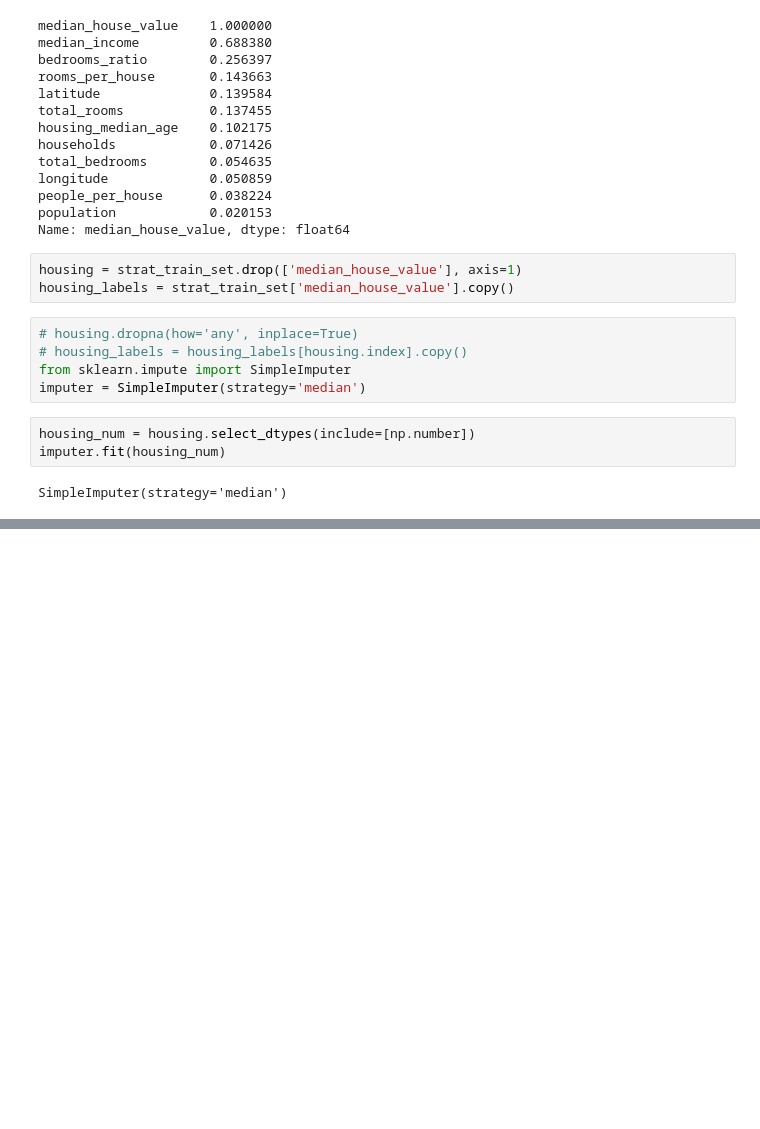
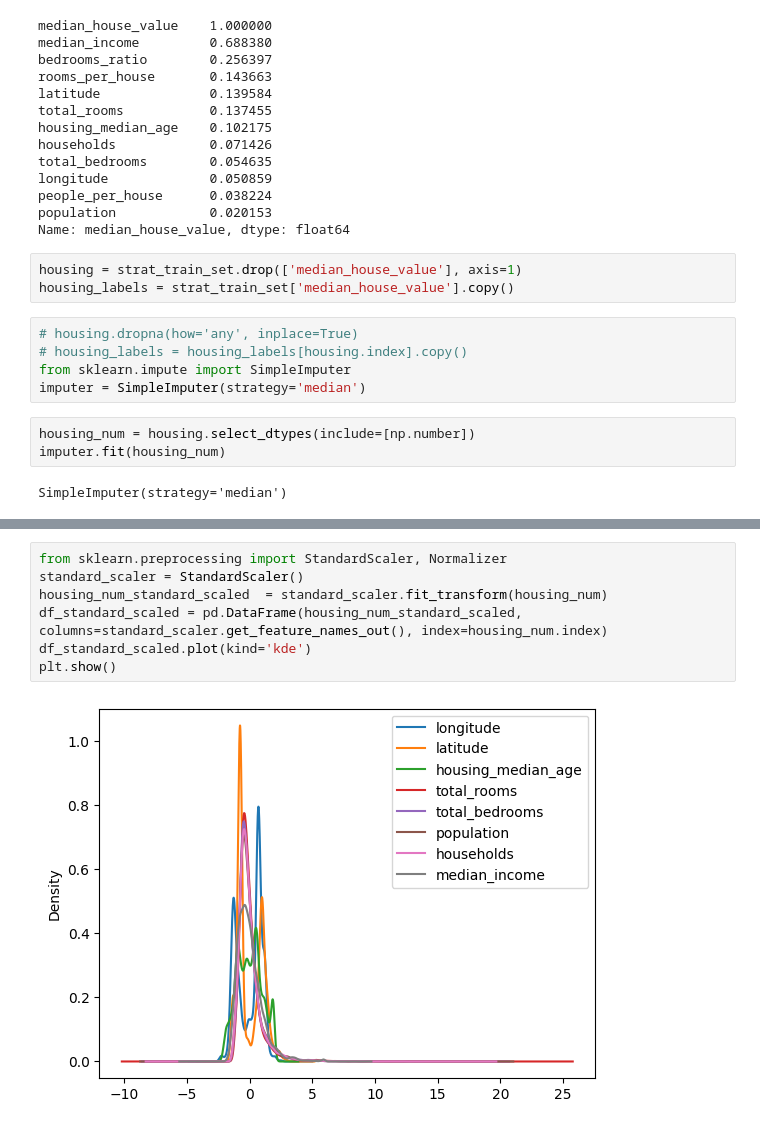
Before and after one commit to Data-Gyan/CaliforniaHousing, a Jupyter notebook: CalHousing.ipynb, the cells around one changed output, grey strips where cells are left out. Drawn from its saved outputs; the diff is of its cells as text; blank space fills up the shorter version.

```diff
--- a/CalHousing.ipynb
+++ b/CalHousing.ipynb
@@ -296,0 +372,9 @@ array([[-1.2242e+02,  3.7800e+01,  5.2000e+01, ...,  1.5760e+03,
+# %%
+from sklearn.preprocessing import StandardScaler, Normalizer
+standard_scaler = StandardScaler()
+housing_num_standard_scaled  = standard_scaler.fit_transform(housing_num)
+df_standard_scaled = pd.DataFrame(housing_num_standard_scaled, columns=standard_scaler.get_feature_names_out(), index=housing_num.index)
+df_standard_scaled.plot(kind='kde')
+plt.show()
+# %% [output]
+[figure, added]
```
Also changed, not shown: parts of 45 cells of this notebook.
